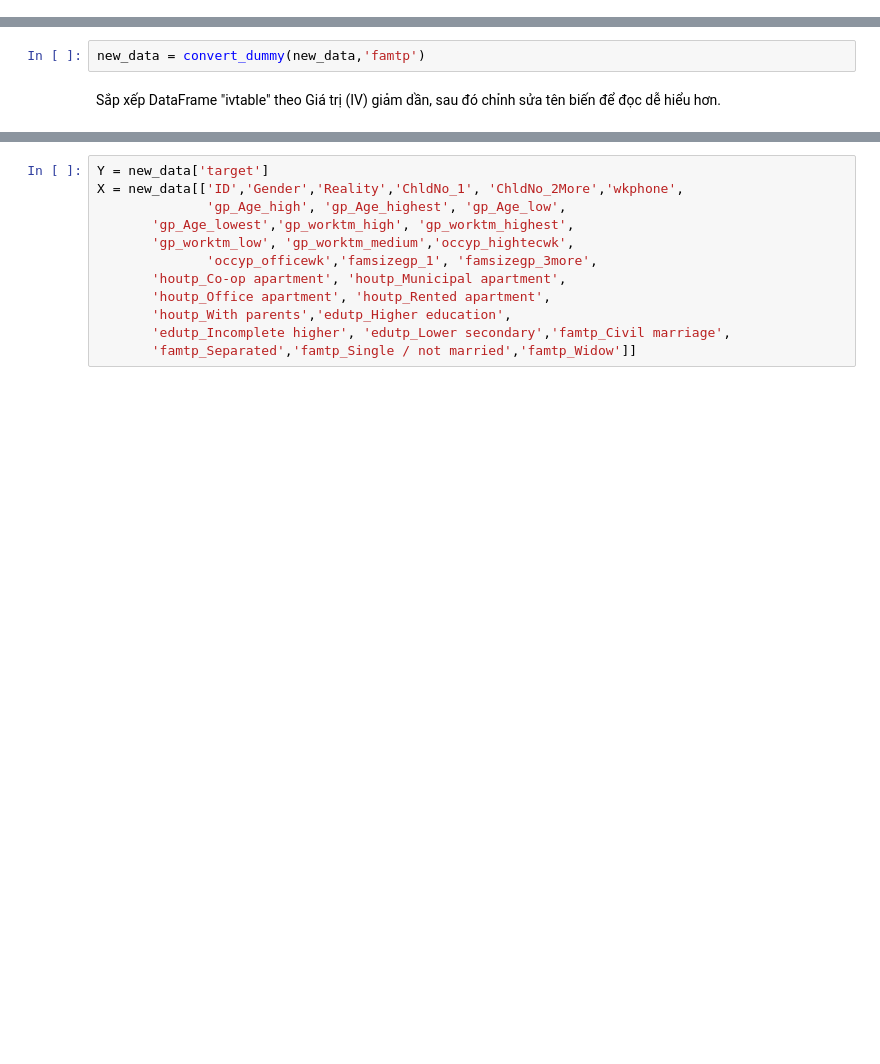
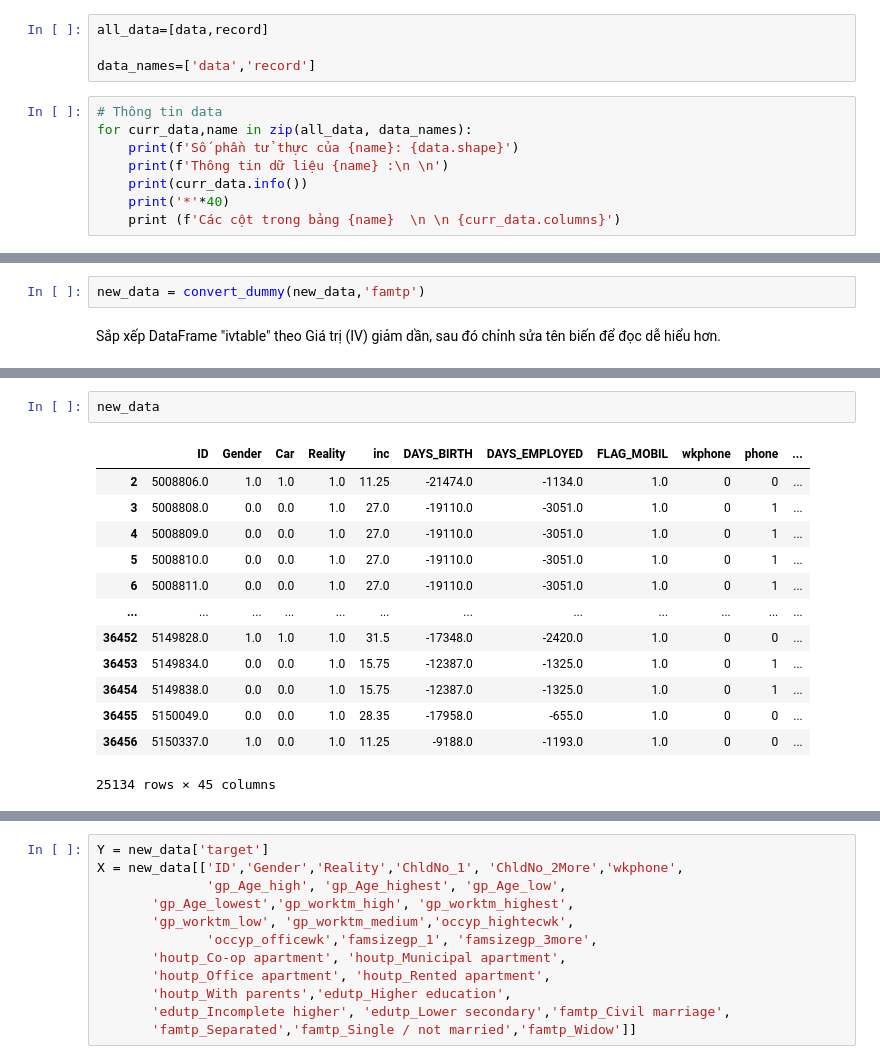
Before and after one commit to khacvan/final_project_ml_cau_2, a Jupyter notebook: 52000868_52000869_5200714.ipynb, the cells around one changed output, grey strips where cells are left out. Drawn from its saved outputs; the diff is of its cells as text; blank space fills up the shorter version.

```diff
--- a/52000868_52000869_5200714.ipynb
+++ b/52000868_52000869_5200714.ipynb
@@ -85,3 +86,15 @@ data = pd.read_csv("credit-card-approval-prediction/application_record.csv")
 record = pd.read_csv("credit-card-approval-prediction/credit_record.csv")
 # %%
 plt.rcParams['figure.facecolor'] = 'white'
+# %%
+all_data=[data,record]
+
+data_names=['data','record']
+# %%
+# Thông tin data
+for curr_data,name in zip(all_data, data_names):
+    print(f'Số phần tử thực của {name}: {data.shape}')
+    print(f'Thông tin dữ liệu {name} :\n \n')
+    print(curr_data.info())
+    print('*'*40)
+    print (f'Các cột trong bảng {name}  \n \n {curr_data.columns}')
@@ -422,0 +773,16 @@ ivtable
+# %%
+new_data
+# %% [output]
+|  | ID | Gender | Car | Reality | inc | DAYS_BIRTH | DAYS_EMPLOYED | FLAG_MOBIL | wkphone | phone | ... |
+| 2 | 5008806.0 | 1.0 | 1.0 | 1.0 | 11.25 | -21474.0 | -1134.0 | 1.0 | 0 | 0 | ... |
+| 3 | 5008808.0 | 0.0 | 0.0 | 1.0 | 27.0 | -19110.0 | -3051.0 | 1.0 | 0 | 1 | ... |
+| 4 | 5008809.0 | 0.0 | 0.0 | 1.0 | 27.0 | -19110.0 | -3051.0 | 1.0 | 0 | 1 | ... |
+| 5 | 5008810.0 | 0.0 | 0.0 | 1.0 | 27.0 | -19110.0 | -3051.0 | 1.0 | 0 | 1 | ... |
+| 6 | 5008811.0 | 0.0 | 0.0 | 1.0 | 27.0 | -19110.0 | -3051.0 | 1.0 | 0 | 1 | ... |
+| ... | ... | ... | ... | ... | ... | ... | ... | ... | ... | ... | ... |
+| 36452 | 5149828.0 | 1.0 | 1.0 | 1.0 | 31.5 | -17348.0 | -2420.0 | 1.0 | 0 | 0 | ... |
+| 36453 | 5149834.0 | 0.0 | 0.0 | 1.0 | 15.75 | -12387.0 | -1325.0 | 1.0 | 0 | 1 | ... |
+| 36454 | 5149838.0 | 0.0 | 0.0 | 1.0 | 15.75 | -12387.0 | -1325.0 | 1.0 | 0 | 1 | ... |
+| 36455 | 5150049.0 | 0.0 | 0.0 | 1.0 | 28.35 | -17958.0 | -655.0 | 1.0 | 0 | 0 | ... |
+| 36456 | 5150337.0 | 1.0 | 0.0 | 1.0 | 11.25 | -9188.0 | -1193.0 | 1.0 | 0 | 0 | ... |
+25134 rows × 45 columns
```
Also changed, not shown: parts of 81 cells of this notebook.
